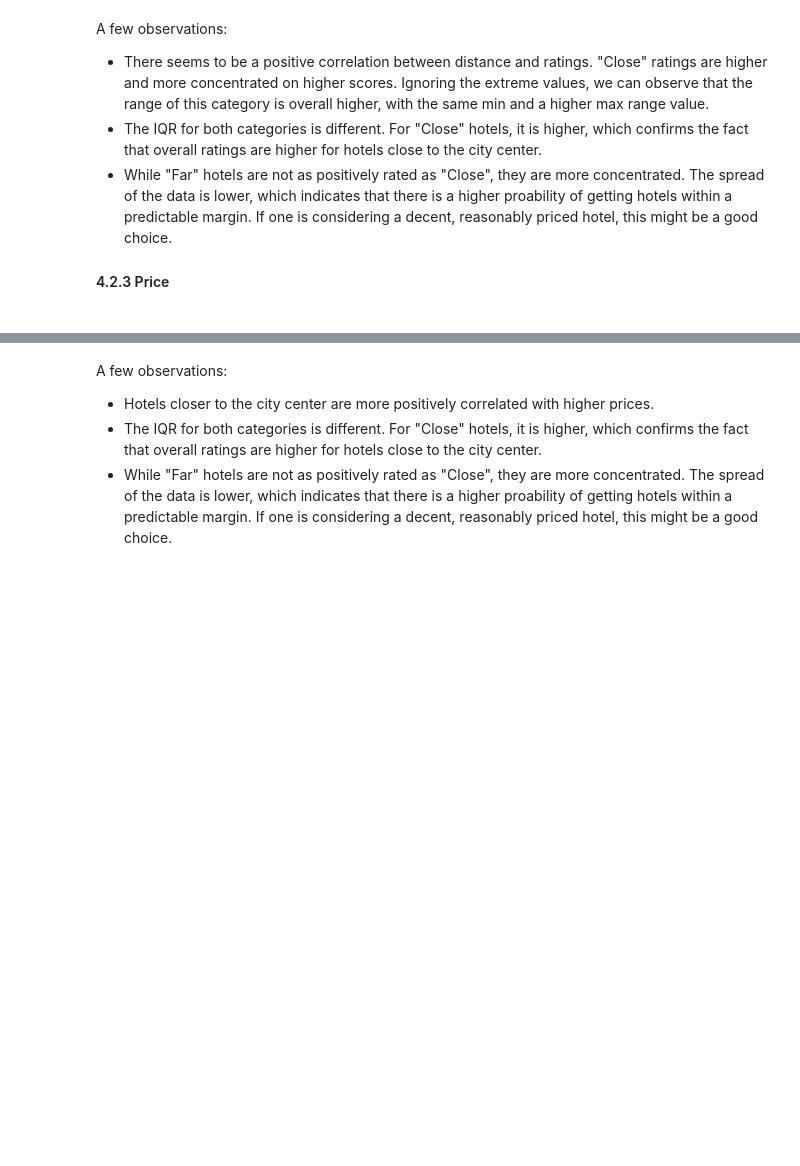
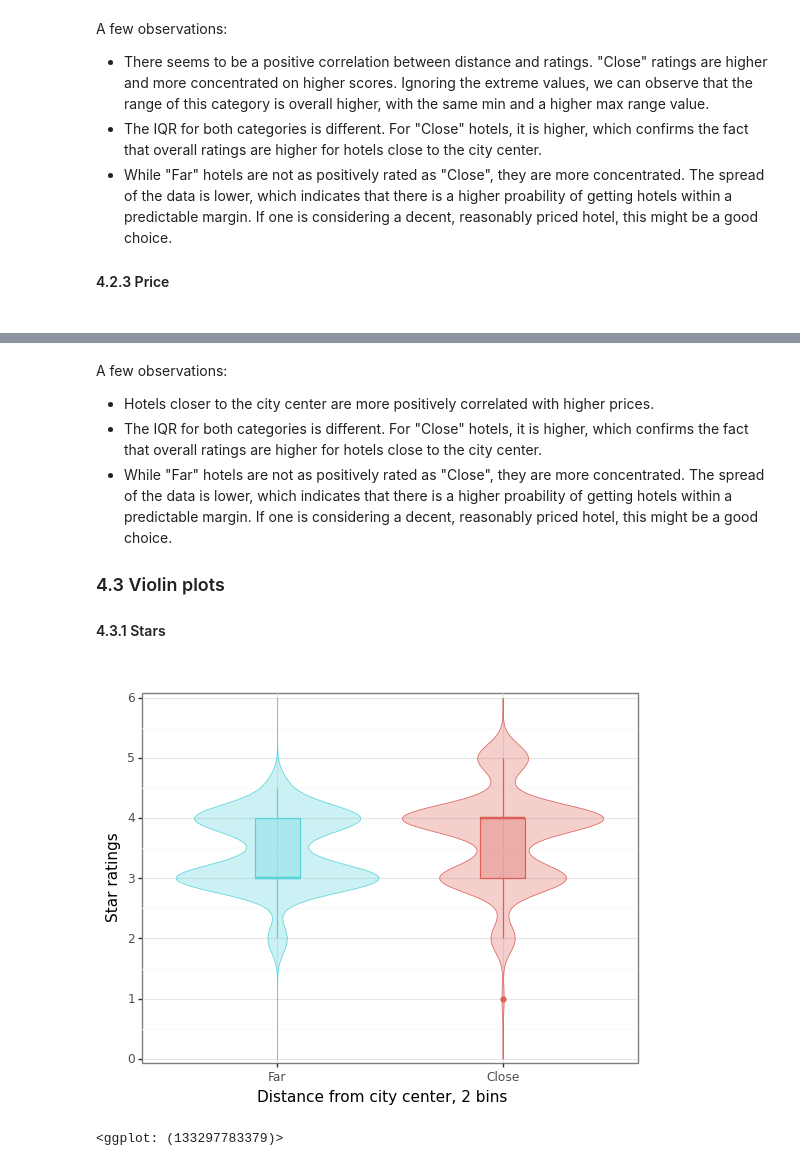
Before and after one commit to felipesebben/bk_data_analysis_studies, a Jupyter notebook: da_data_exercises/ch04-comparison_correlation/01-hotels_vienna/01-hotels_vienna_correlation.ipynb, the cells around one changed output, grey strips where cells are left out. Saved outputs shown, nothing was run; the diff lists cells and outputs as text; code cells hidden in the pictures; blank space fills up the shorter version.

```diff
--- a/da_data_exercises/ch04-comparison_correlation/01-hotels_vienna/01-hotels_vienna_correlation.ipynb
+++ b/da_data_exercises/ch04-comparison_correlation/01-hotels_vienna/01-hotels_vienna_correlation.ipynb
@@ -441,3 +441,36 @@ ggplot(vienna_cut, aes(x="pd.Categorical(vienna_cut['distance2bins'], categories
 <li>The IQR for both categories is different. For "Close" hotels, it is higher, which confirms the fact that overall ratings are higher for hotels close to the city center.</li>
 <li>While "Far" hotels are not as positively rated as "Close", they are more concentrated. The spread of the data is lower, which indicates that there is a higher proability of getting hotels within a predictable margin. If one is considering a decent, reasonably priced hotel, this might be a good choice.</li>
 </ul>
+<h3>4.3 Violin plots</h3>
+<h4>4.3.1 Stars<h4>
+# %%
+ggplot(vienna_cut,
+       aes(x="pd.Categorical(vienna_cut['distance2bins'], categories=sorted(set(vienna_cut['distance2bins']), reverse=True))",
+           y="stars",
+           color="distance2bins",
+           fill="distance2bins",
+               ),
+    ) + geom_violin(
+        aes(group="distance2bins"),
+        alpha=0.3,
+        size=0.3,
+        trim=False,
+        show_legend=False,
+        na_rm=True,
+    ) + geom_boxplot(
+        aes(group="distance2bins"),
+        size=0.5,
+        alpha=0.3,
+        width=0.2,
+        na_rm=True,
+    ) + labs(
+        x="Distance from city center, 2 bins",
+        y="Star ratings"
+    ) + scale_y_continuous(
+        expand=(0.01, 0.01), limits=(0, 6), breaks=seq(0, 7, 1)
+    ) + guides(
+        fill=False, color=False
+    ) + theme_bw()
+# %% [output]
+[figure, added]
+<ggplot: (133297783379)>
```
Also changed, not shown: parts of 11 cells of this notebook.
